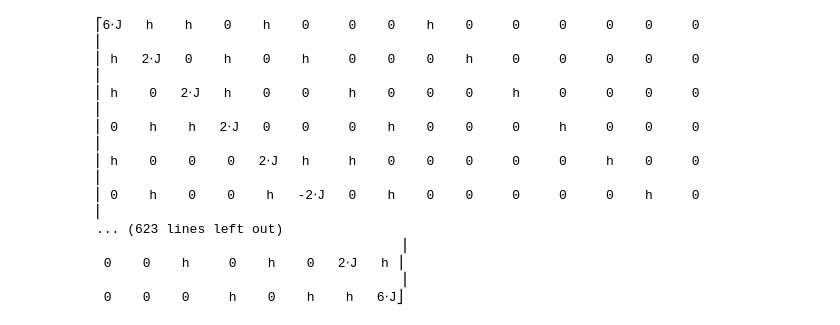
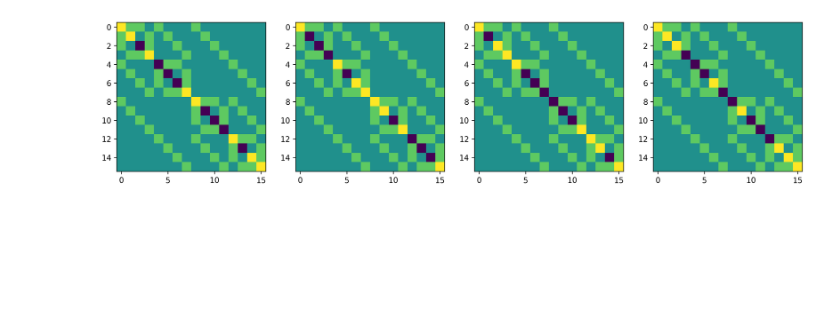
Before and after one commit to egementunca/Quantum-Frustration, a Jupyter notebook: frustration.ipynb, the cells around one changed output. Saved outputs shown, nothing was run; the diff lists cells and outputs as text; code cells hidden in the pictures; blank space fills up the shorter version.

Commit message:
Added visualization for matrices.

```diff
--- a/frustration.ipynb
+++ b/frustration.ipynb
@@ -17,22 +19,14 @@ f_af_j = [((+1)**(x))*sp.Symbol('J') for x in range(chain_length)]
 h = [sp.Symbol('h')]*chain_length
 m = hamiltonian(chain_length,j=f_af_j,h=h)
 # %%
-disp.display(m)
+chain_length = 4
+fig, axis = plt.subplots(1, chain_length, figsize=(16,12), dpi=300)
+for  i in range(chain_length):
+    j = [sp.Symbol('J')]*chain_length
+    j[i] = -1*sp.Symbol('J')
+    h = [sp.Symbol('h')]*chain_length
+    m = hamiltonian(chain_length,j=j,h=h)
+    a = np.array(m.subs([(sp.Symbol('J'),1),(sp.Symbol('h'),1)]), dtype=np.float64)
+    im = axis[i].imshow(a)
 # %% [output]
-⎡6⋅J   h    h    0    h    0     0    0    h    0     0     0     0    0     0
-⎢
-⎢ h   2⋅J   0    h    0    h     0    0    0    h     0     0     0    0     0
-⎢
-⎢ h    0   2⋅J   h    0    0     h    0    0    0     h     0     0    0     0
-⎢
-⎢ 0    h    h   2⋅J   0    0     0    h    0    0     0     h     0    0     0
-⎢
-⎢ h    0    0    0   2⋅J   h     h    0    0    0     0     0     h    0     0
-⎢
-⎢ 0    h    0    0    h   -2⋅J   0    h    0    0     0     0     0    h     0
-⎢
-... (623 lines left out)
-                                       ⎥
- 0    0    h     0    h    0   2⋅J   h ⎥
-                                       ⎥
- 0    0    0     h    0    h    h   6⋅J⎦
+[figure, added]
```
Also changed, not shown: parts of 2 cells of this notebook.
